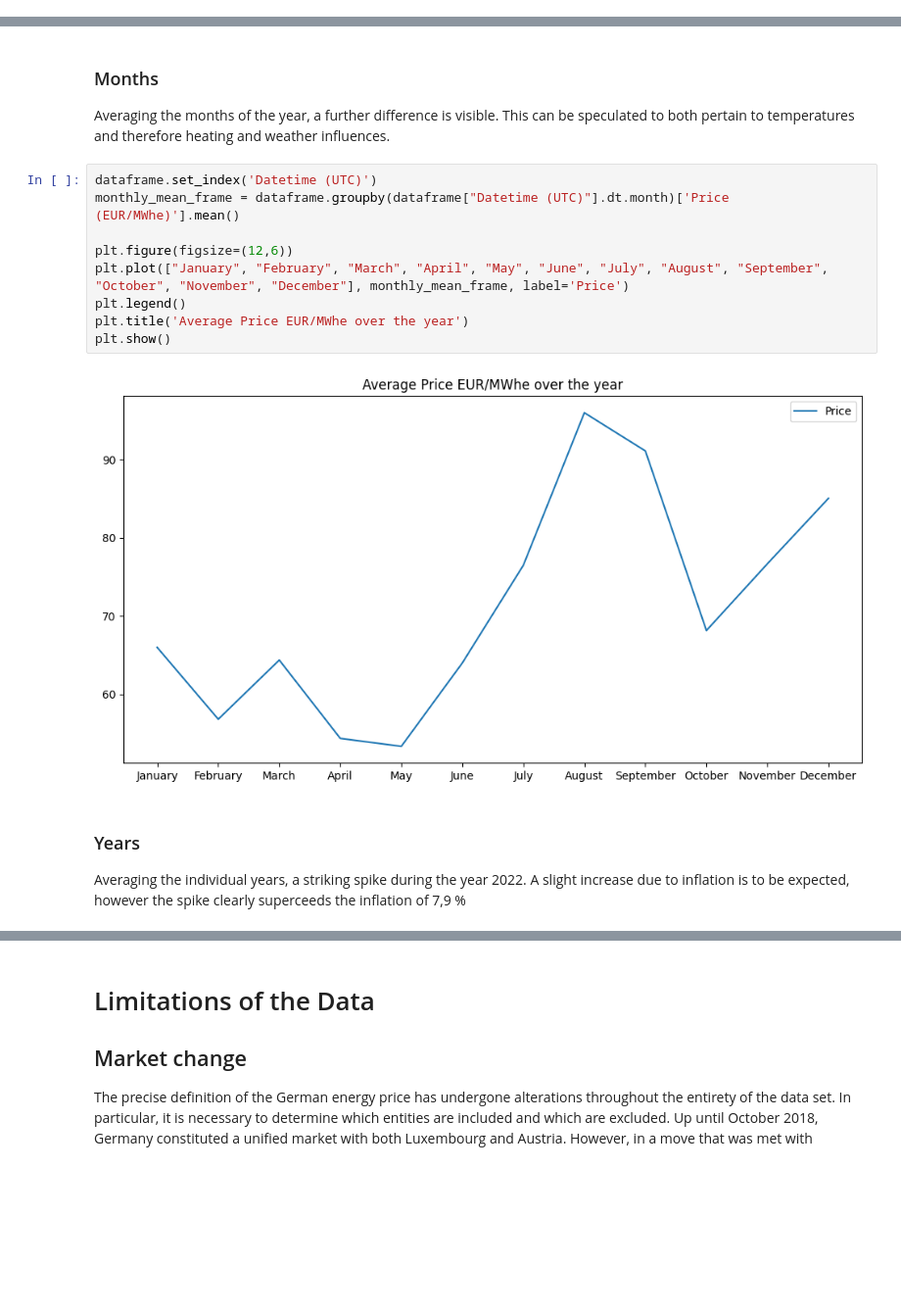
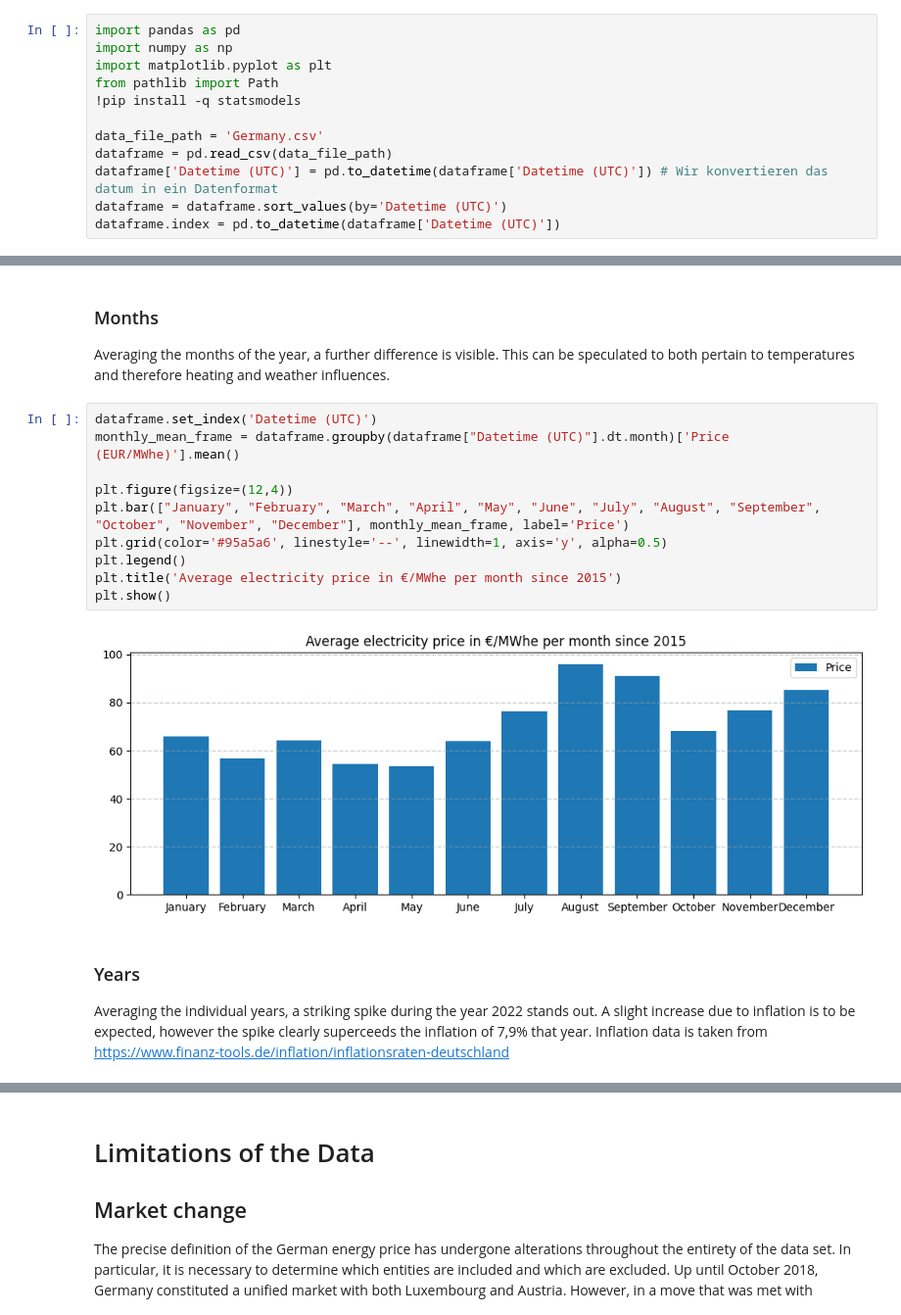
Before and after one commit to BTW25-Data-Science-Challenge/xAi, a Jupyter notebook: PlottingAndObservation/Overview.ipynb, the cells around one changed output, grey strips where cells are left out. Shown at 98% size. Drawn from its saved outputs; the diff is of its cells as text; blank space fills up the shorter version.

```diff
--- a/PlottingAndObservation/Overview.ipynb
+++ b/PlottingAndObservation/Overview.ipynb
@@ -6,3 +4,15 @@ dataframe.index = pd.to_datetime(dataframe['Datetime (UTC)'])
+# %%
+import pandas as pd
+import numpy as np
+import matplotlib.pyplot as plt
+from pathlib import Path
+!pip install -q statsmodels
+
+data_file_path = 'Germany.csv'
+dataframe = pd.read_csv(data_file_path)
+dataframe['Datetime (UTC)'] = pd.to_datetime(dataframe['Datetime (UTC)']) # Wir konvertieren das datum in ein Datenformat
+dataframe = dataframe.sort_values(by='Datetime (UTC)')
+dataframe.index = pd.to_datetime(dataframe['Datetime (UTC)'])
 # %% [markdown]
 ## Initial observations
 The SMARD Data for Germany contains hourly prices ranging from the first of January 2015 to the first of April, making up a total of 81'073 data points. Inspecting the price given in €/MWhe, various interesting observations can be made:
@@ -80,14 +91,15 @@ Averaging the months of the year, a further difference is visible. This can be s
 # %%
 dataframe.set_index('Datetime (UTC)')
 monthly_mean_frame = dataframe.groupby(dataframe["Datetime (UTC)"].dt.month)['Price (EUR/MWhe)'].mean()
 
-plt.figure(figsize=(12,6))
-plt.plot(["January", "February", "March", "April", "May", "June", "July", "August", "September", "October", "November", "December"], monthly_mean_frame, label='Price')
+plt.figure(figsize=(12,4))
+plt.bar(["January", "February", "March", "April", "May", "June", "July", "August", "September", "October", "November", "December"], monthly_mean_frame, label='Price')
+plt.grid(color='#95a5a6', linestyle='--', linewidth=1, axis='y', alpha=0.5)
 plt.legend()
-plt.title('Average Price EUR/MWhe over the year')
+plt.title('Average electricity price in €/MWhe per month since 2015')
 plt.show()
 # %% [output]
-[figure, old version]
+[figure, new version]
 # %% [markdown]
 ### Years
-Averaging the individual years, a striking spike during the year 2022. A slight increase due to inflation is to be expected, however the spike clearly superceeds the inflation of 7,9 %
+Averaging the individual years, a striking spike during the year 2022 stands out. A slight increase due to inflation is to be expected, however the spike clearly superceeds the inflation of 7,9% that year. Inflation data is taken from https://www.finanz-tools.de/inflation/inflationsraten-deutschland
```
Also changed, not shown: parts of 7 cells of this notebook.
